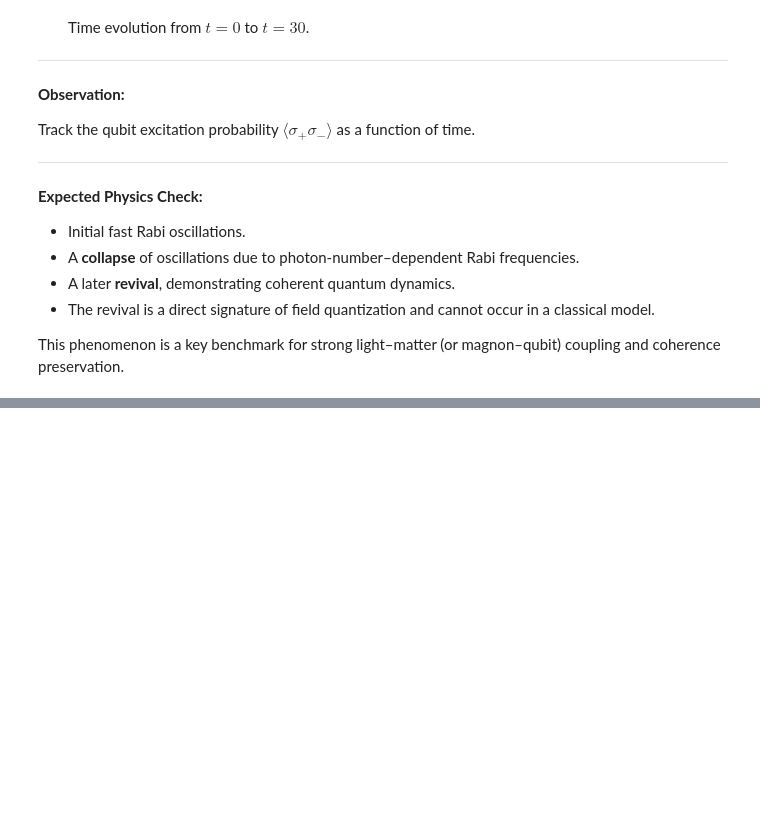
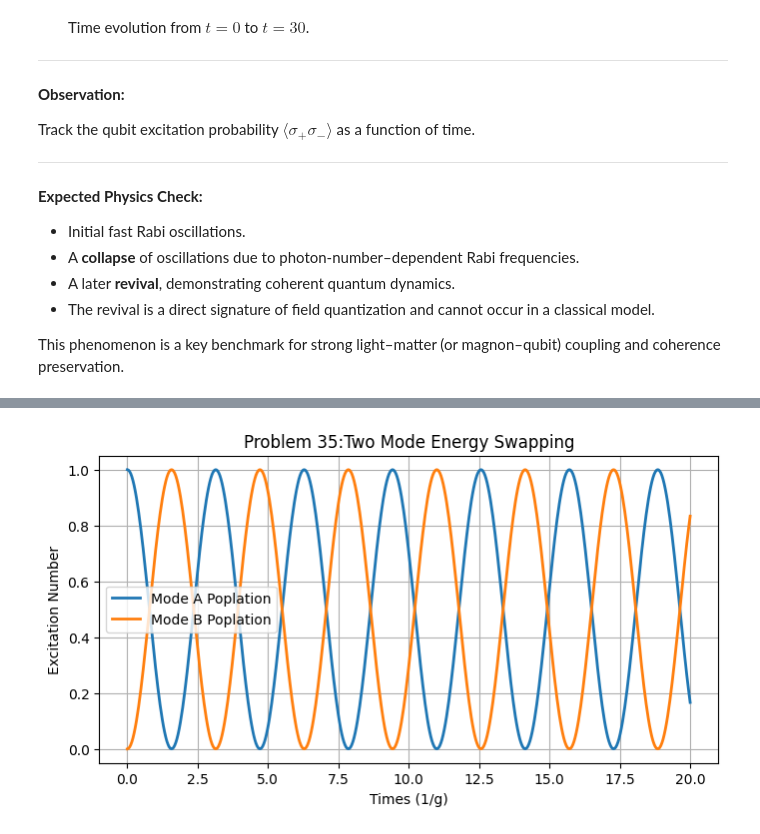
Before and after one commit to Iterium-bit/Qutip, a Jupyter notebook: 02_Unitary_Dynamics.ipynb, the cells around one changed output, grey strips where cells are left out. Cells and saved outputs as stored; diff of their text form; code cells hidden in the pictures; blank space fills up the shorter version.

```diff
--- a/02_Unitary_Dynamics.ipynb
+++ b/02_Unitary_Dynamics.ipynb
@@ -868,0 +950,24 @@ This phenomenon is a key benchmark for strong light–matter (or magnon–qubit)
+# %%
+N_a = 15
+N_b = 15
+g = 1.0
+psi = tensor(basis(N_a,1),basis(N_b,0))
+a = tensor(destroy(N_a),qeye(N_b))
+b = tensor(qeye(N_a),destroy(N_b))
+H = g*(a.dag()*b+a*b.dag())
+times = np.linspace(0,20,500)
+n_a = a.dag()*a
+n_b = b.dag()*b
+e_ops = [n_a,n_b]
+results = mesolve(H,psi,times,[],e_ops)
+plt.figure(figsize= (8,4))
+plt.plot(times,results.expect[0],label = "Mode A Poplation", lw =2)
+plt.plot(times,results.expect[1],label = "Mode B Poplation", lw =2)
+plt.xlabel("Times (1/g)")
+plt.ylabel("Excitation Number")
+plt.title("Problem 35:Two Mode Energy Swapping")
+plt.legend()
+plt.grid(True)
+plt.show()
+# %% [output]
+[figure, added]
```
Also changed, not shown: parts of 3 cells of this notebook.
